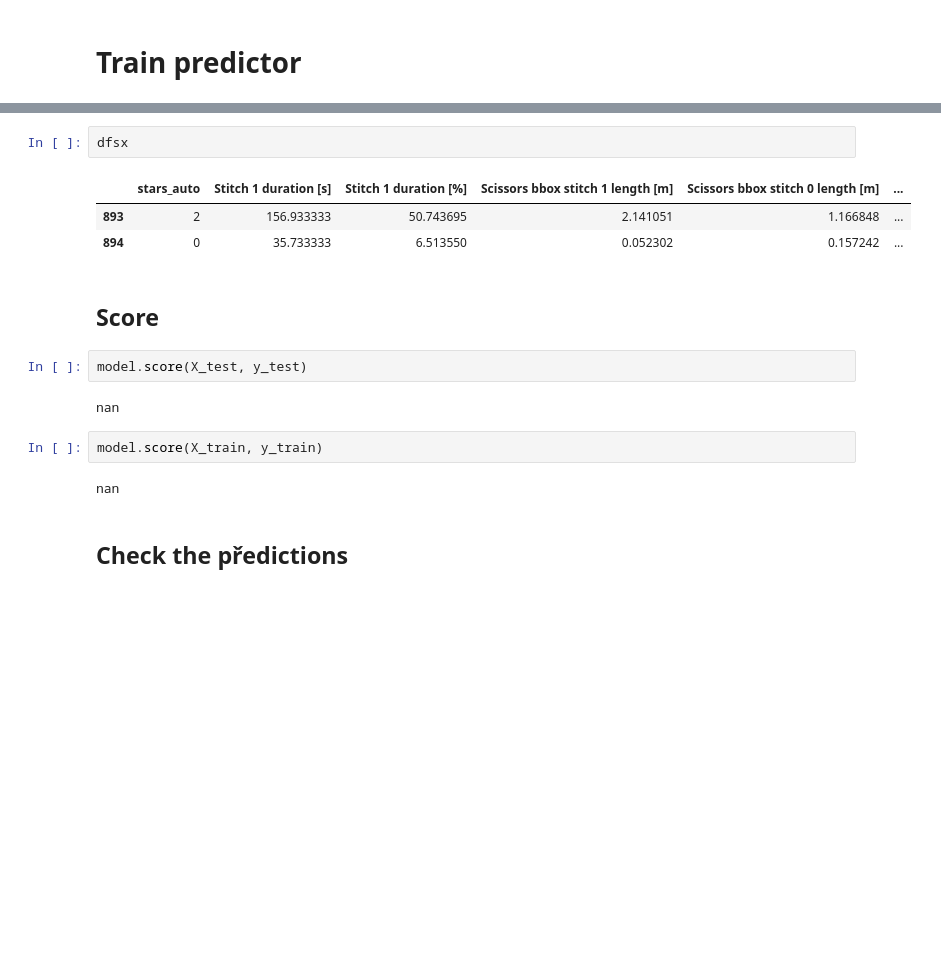
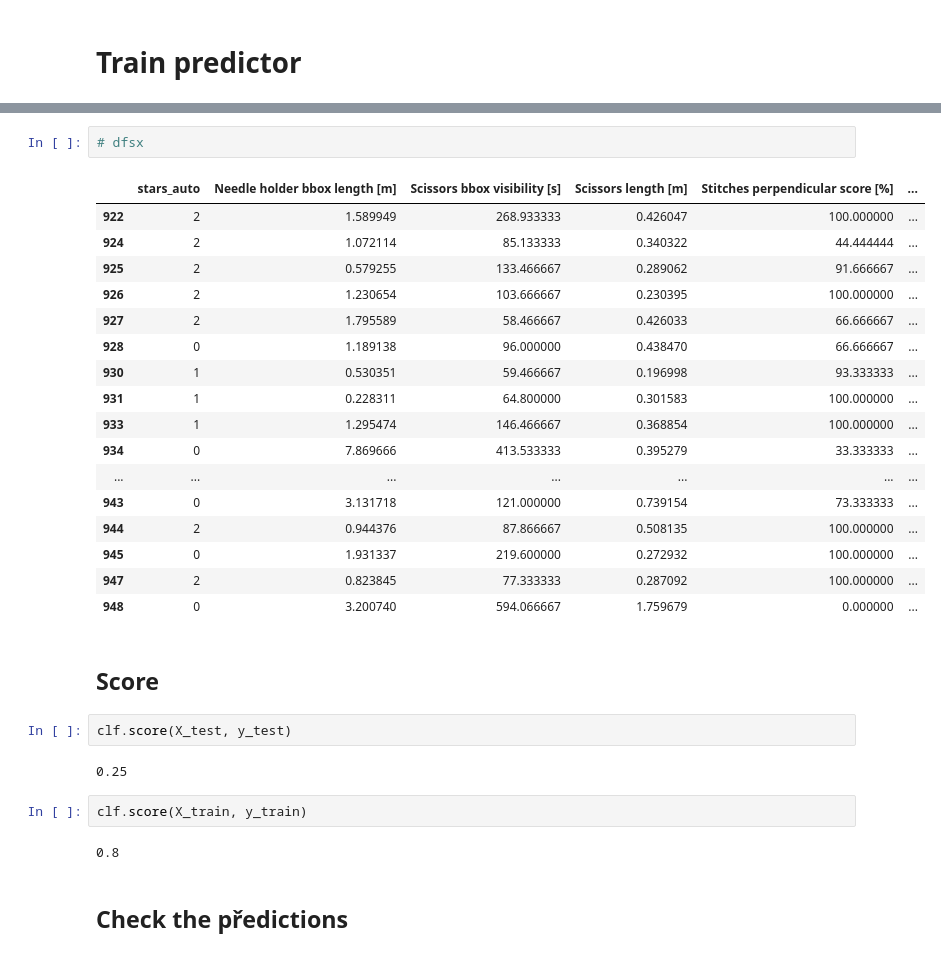
Before and after one commit to mjirik/surgeryanalyser, a Jupyter notebook: devel/pigleg_stats_evalutaion.ipynb, the cells around one changed output, grey strips where cells are left out. Drawn from its saved outputs; the diff is of its cells as text; blank space fills up the shorter version.

```diff
--- a/devel/pigleg_stats_evalutaion.ipynb
+++ b/devel/pigleg_stats_evalutaion.ipynb
@@ -193,19 +271,33 @@ KeyError: "['stars_auto', 'Stitch 1 duration [s]', 'Stitch 1 duration [%]', 'Sci
 # %%
-dfsx
+# dfsx
 # %% [output]
-|  | stars_auto | Stitch 1 duration [s] | Stitch 1 duration [%] | Scissors bbox stitch 1 length [m] | Scissors bbox stitch 0 length [m] | ... |
-| 893 | 2 | 156.933333 | 50.743695 | 2.141051 | 1.166848 | ... |
-| 894 | 0 | 35.733333 | 6.513550 | 0.052302 | 0.157242 | ... |
+|  | stars_auto | Needle holder bbox length [m] | Scissors bbox visibility [s] | Scissors length [m] | Stitches perpendicular score [%] | ... |
+| 922 | 2 | 1.589949 | 268.933333 | 0.426047 | 100.000000 | ... |
+| 924 | 2 | 1.072114 | 85.133333 | 0.340322 | 44.444444 | ... |
+| 925 | 2 | 0.579255 | 133.466667 | 0.289062 | 91.666667 | ... |
+| 926 | 2 | 1.230654 | 103.666667 | 0.230395 | 100.000000 | ... |
+| 927 | 2 | 1.795589 | 58.466667 | 0.426033 | 66.666667 | ... |
+| 928 | 0 | 1.189138 | 96.000000 | 0.438470 | 66.666667 | ... |
+| 930 | 1 | 0.530351 | 59.466667 | 0.196998 | 93.333333 | ... |
+| 931 | 1 | 0.228311 | 64.800000 | 0.301583 | 100.000000 | ... |
+| 933 | 1 | 1.295474 | 146.466667 | 0.368854 | 100.000000 | ... |
+| 934 | 0 | 7.869666 | 413.533333 | 0.395279 | 33.333333 | ... |
+| ... | ... | ... | ... | ... | ... | ... |
+| 943 | 0 | 3.131718 | 121.000000 | 0.739154 | 73.333333 | ... |
+| 944 | 2 | 0.944376 | 87.866667 | 0.508135 | 100.000000 | ... |
+| 945 | 0 | 1.931337 | 219.600000 | 0.272932 | 100.000000 | ... |
+| 947 | 2 | 0.823845 | 77.333333 | 0.287092 | 100.000000 | ... |
+| 948 | 0 | 3.200740 | 594.066667 | 1.759679 | 0.000000 | ... |
 # %% [markdown]
 ## Score
 # %%
-model.score(X_test, y_test)
+clf.score(X_test, y_test)
 # %% [output]
-nan
+0.25
 # %%
-model.score(X_train, y_train)
+clf.score(X_train, y_train)
 # %% [output]
-nan
+0.8
 # %% [markdown]
 ## Check the předictions
 # %%
```
Also changed, not shown: parts of 24 cells of this notebook.
